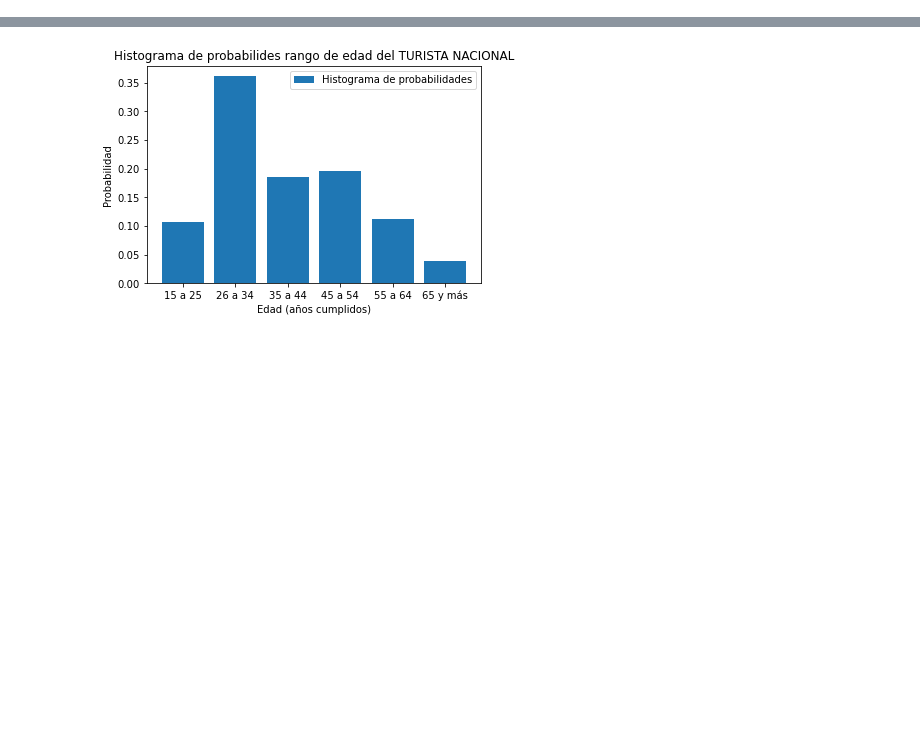
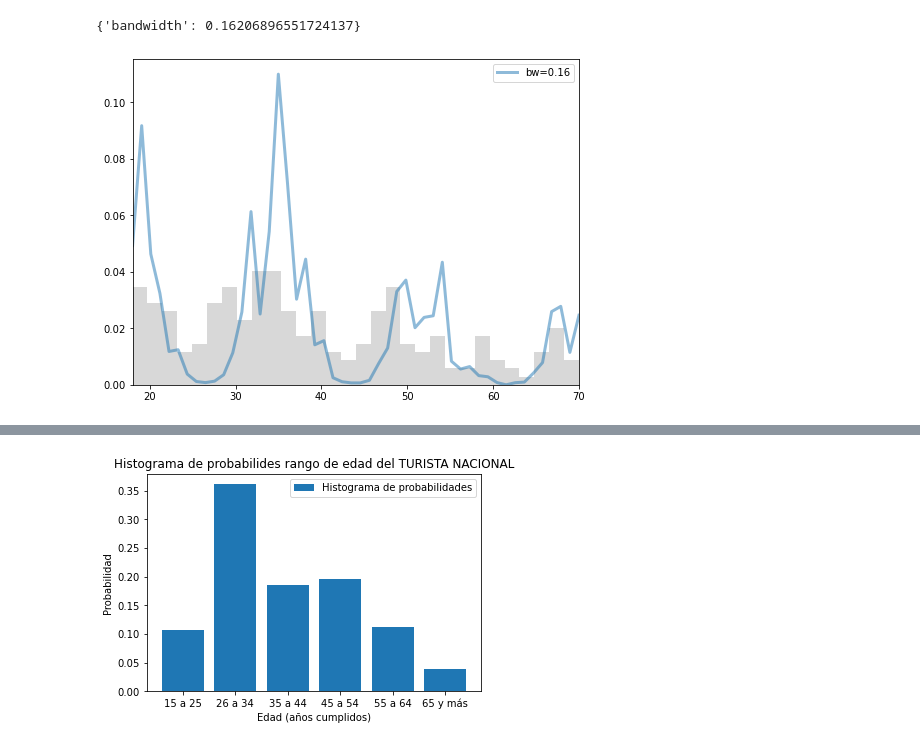
Before and after one commit to ariadnagalindom/Proyecto_GIMontoya_ADGalindo, a Jupyter notebook: PRoyecto_GIMontoya_ADGalindo.ipynb, the cells around one changed output, grey strips where cells are left out. Cells and saved outputs as stored; diff of their text form; code cells hidden in the pictures; blank space fills up the shorter version.

```diff
--- a/PRoyecto_GIMontoya_ADGalindo.ipynb
+++ b/PRoyecto_GIMontoya_ADGalindo.ipynb
@@ -136,0 +164,20 @@ plt.show()
+# %%
+x_grid=np.linspace(18,70)
+
+grid = GridSearchCV(KernelDensity(),
+                    {'bandwidth': np.linspace(0.1, 1.0, 30)},
+                    cv=30) # 20-fold cross-validation
+grid.fit(d2[:, None])
+print(grid.best_params_)
+
+kde = grid.best_estimator_
+pdf = np.exp(kde.score_samples(x_grid[:, None]))
+
+fig, ax = plt.subplots(figsize=(8,6))
+ax.plot(x_grid, pdf, linewidth=3, alpha=0.5, label='bw=%.2f' % kde.bandwidth)
+ax.hist(d2, 30, fc='gray', histtype='stepfilled', alpha=0.3, density=True)
+ax.legend(loc='upper right')
+ax.set_xlim(18,70);
+# %% [output]
+{'bandwidth': 0.16206896551724137}
+[figure, added]
```
Also changed, not shown: parts of 13 cells of this notebook, 4 other files.
